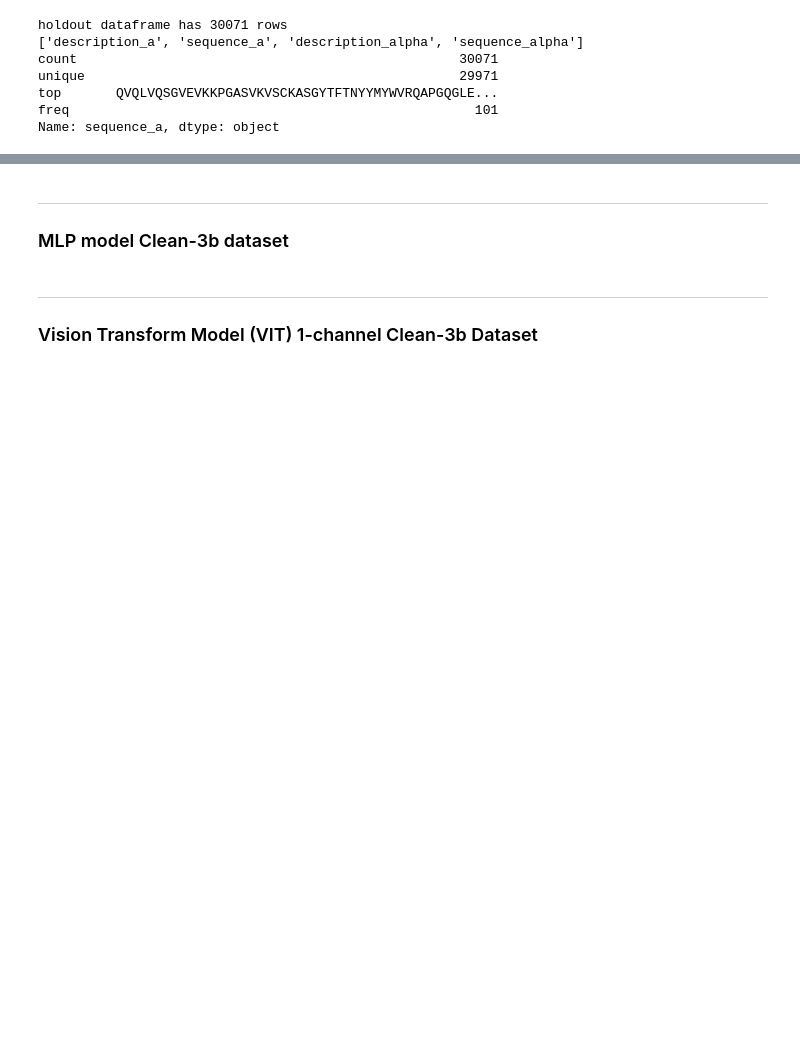
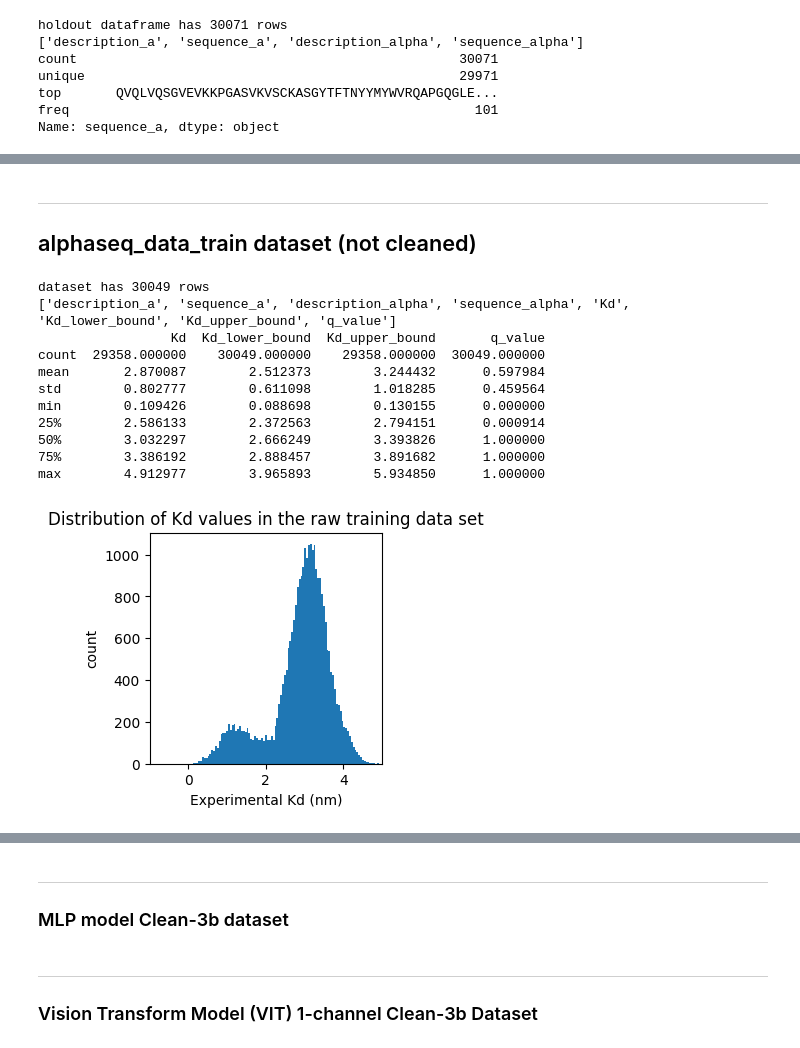
Before and after one commit to planaria158/BERT-antibody-antigen-binding-energy, a Jupyter notebook: Analysis.ipynb, the cells around one changed output, grey strips where cells are left out. Cells and saved outputs as stored; diff of their text form; code cells hidden in the pictures; blank space fills up the shorter version.

```diff
--- a/Analysis.ipynb
+++ b/Analysis.ipynb
@@ -70,0 +104,35 @@ def plot_pred_vs_true(preds_file_path, true_file_path, xlim=(0,5), ylim=(0,5)):
+# %% [markdown]
+----
+## alphaseq_data_train dataset  (not cleaned)
+# %%
+# The predictions on the holdout set
+data_file = './data/alphaseq_data_train.csv'
+df = pd.read_csv(data_file)
+rows1 = df.shape[0]
+print('dataset has', rows1, 'rows')
+print(df.columns.tolist())
+print(df.describe())
+
+raw_Kds = df['Kd'].values
+
+# Histogram of Kd values
+plt.figure(figsize=(3,3))
+plt.hist(raw_Kds, bins=100)
+plt.xlabel('Experimental Kd (nm)')
+plt.ylabel('count')
+plt.title('Distribution of Kd values in the raw training data set')
+plt.xlim((-1,5))
+plt.show()
+# %% [output]
+dataset has 30049 rows
+['description_a', 'sequence_a', 'description_alpha', 'sequence_alpha', 'Kd', 'Kd_lower_bound', 'Kd_upper_bound', 'q_value']
+                 Kd  Kd_lower_bound  Kd_upper_bound       q_value
+count  29358.000000    30049.000000    29358.000000  30049.000000
+mean       2.870087        2.512373        3.244432      0.597984
+std        0.802777        0.611098        1.018285      0.459564
+min        0.109426        0.088698        0.130155      0.000000
+25%        2.586133        2.372563        2.794151      0.000914
+50%        3.032297        2.666249        3.393826      1.000000
+75%        3.386192        2.888457        3.891682      1.000000
+max        4.912977        3.965893        5.934850      1.000000
+[figure, added]
```
Also changed, not shown: parts of 15 cells of this notebook, 4 other files.
